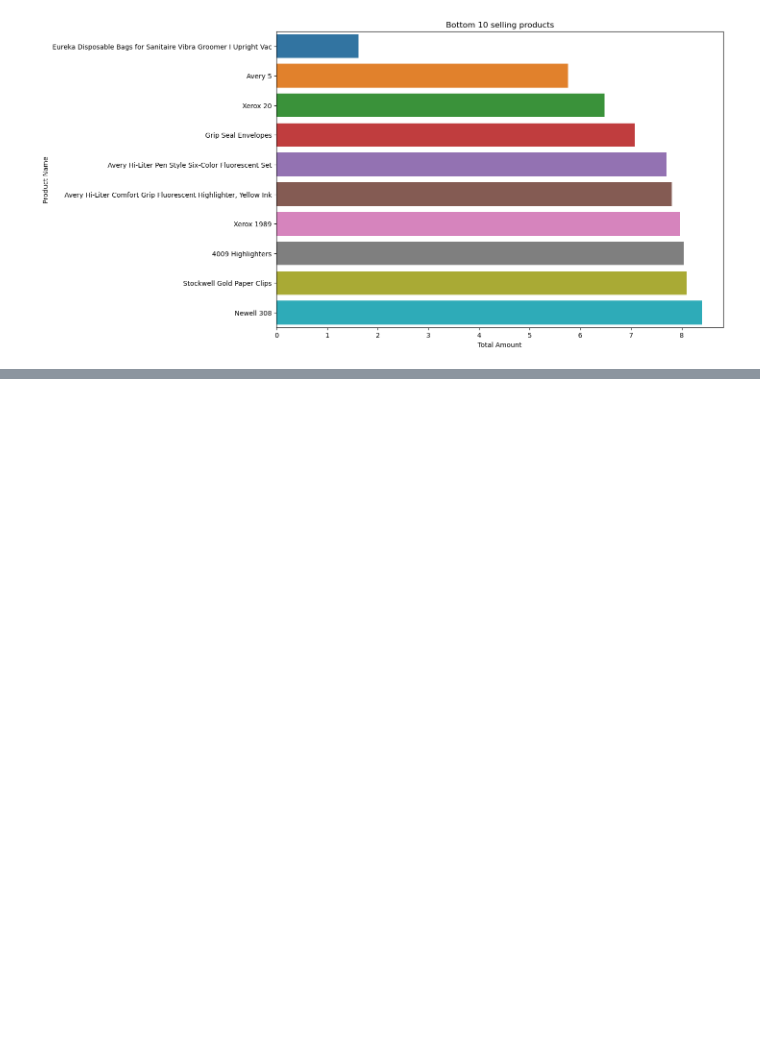
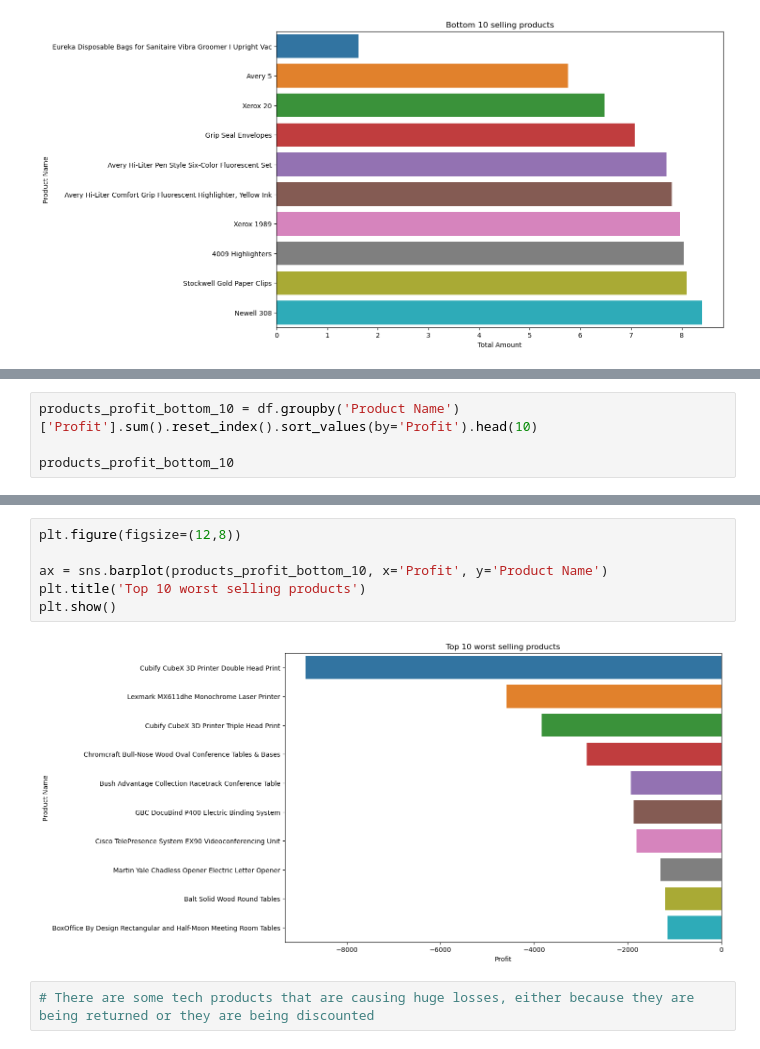
Before and after one commit to fahime10/Retail-Supply-Chain-Analysis, a Jupyter notebook: notebook/retail_supply_chain_analysis.ipynb, the cells around one changed output, grey strips where cells are left out. Drawn from its saved outputs; the diff is of its cells as text; blank space fills up the shorter version.

```diff
--- a/notebook/retail_supply_chain_analysis.ipynb
+++ b/notebook/retail_supply_chain_analysis.ipynb
@@ -241,0 +267,4 @@ plt.show()
+# %%
+products_profit_bottom_10 = df.groupby('Product Name')['Profit'].sum().reset_index().sort_values(by='Profit').head(10)
+
+products_profit_bottom_10
@@ -241,0 +283,10 @@ plt.show()
+# %%
+plt.figure(figsize=(12,8))
+
+ax = sns.barplot(products_profit_bottom_10, x='Profit', y='Product Name')
+plt.title('Top 10 worst selling products')
+plt.show()
+# %% [output]
+[figure, added]
+# %%
+# There are some tech products that are causing huge losses, either because they are being returned or they are being discounted
```
Also changed, not shown: parts of 11 cells of this notebook.
